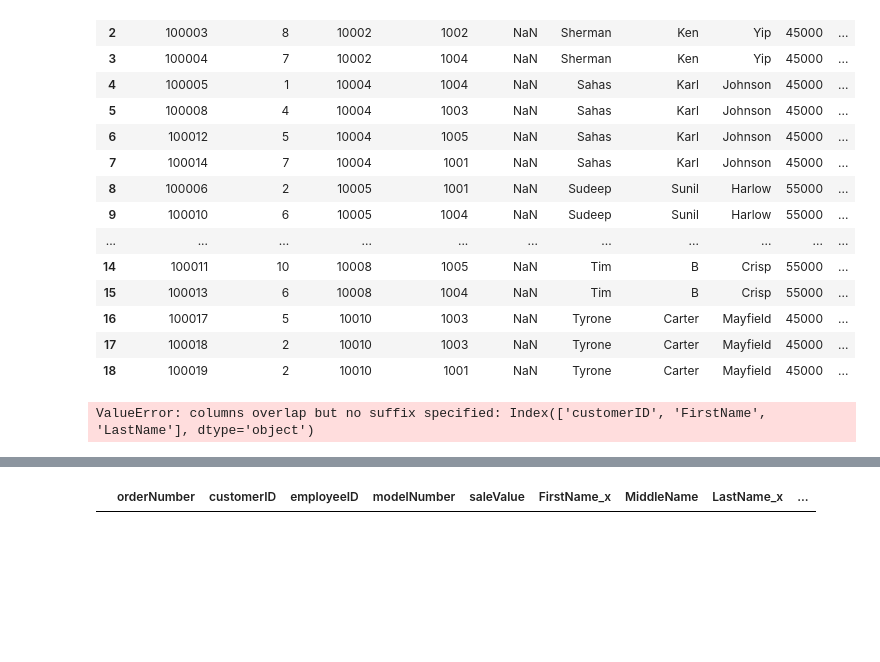
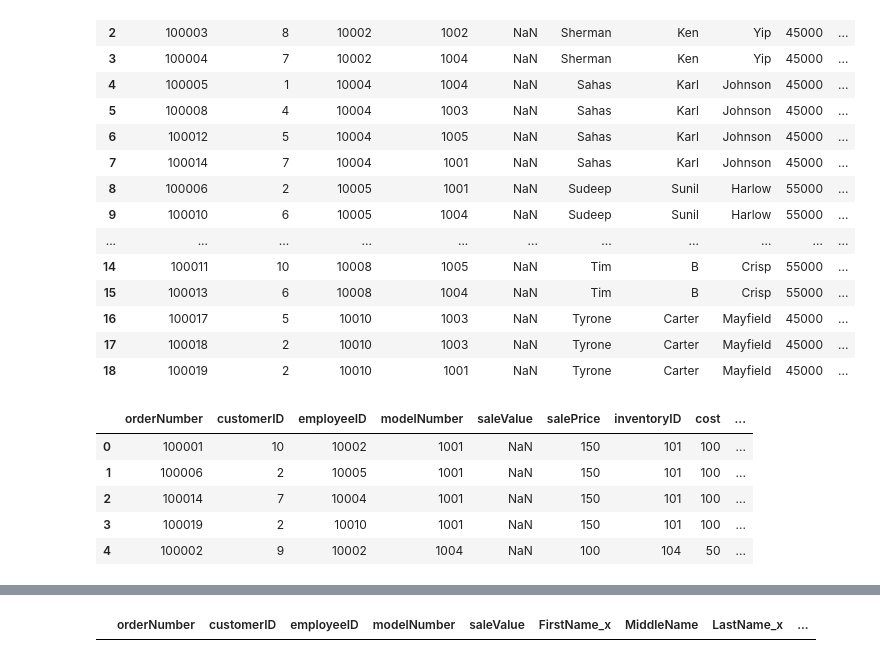
Before and after one commit to eleefoley/CS_425_ERP_App, a Jupyter notebook: notebooks/Problem_Exploration.ipynb, the cells around one changed output, grey strips where cells are left out. Saved outputs shown, nothing was run; the diff lists cells and outputs as text; code cells hidden in the pictures; blank space fills up the shorter version.

```diff
--- a/notebooks/Problem_Exploration.ipynb
+++ b/notebooks/Problem_Exploration.ipynb
@@ -163,7 +204,12 @@ pandas.merge(order,employee,on='employeeID')
 | 16 | 100017 | 5 | 10010 | 1003 | NaN | Tyrone | Carter | Mayfield | 45000 | ... |
 | 17 | 100018 | 2 | 10010 | 1003 | NaN | Tyrone | Carter | Mayfield | 45000 | ... |
 | 18 | 100019 | 2 | 10010 | 1001 | NaN | Tyrone | Carter | Mayfield | 45000 | ... |
-# %%
-sls_order.join(customer)
-# %% [output]
-ValueError: columns overlap but no suffix specified: Index(['customerID', 'FirstName', 'LastName'], dtype='object')
+# %%
+pandas.merge(pandas.merge(order,model), inventory).head()
+# %% [output]
+|  | orderNumber | customerID | employeeID | modelNumber | saleValue | salePrice | inventoryID | cost | ... |
+| 0 | 100001 | 10 | 10002 | 1001 | NaN | 150 | 101 | 100 | ... |
+| 1 | 100006 | 2 | 10005 | 1001 | NaN | 150 | 101 | 100 | ... |
+| 2 | 100014 | 7 | 10004 | 1001 | NaN | 150 | 101 | 100 | ... |
+| 3 | 100019 | 2 | 10010 | 1001 | NaN | 150 | 101 | 100 | ... |
+| 4 | 100002 | 9 | 10002 | 1004 | NaN | 100 | 104 | 50 | ... |
```
Also changed, not shown: parts of 14 cells of this notebook, 5 other files.
